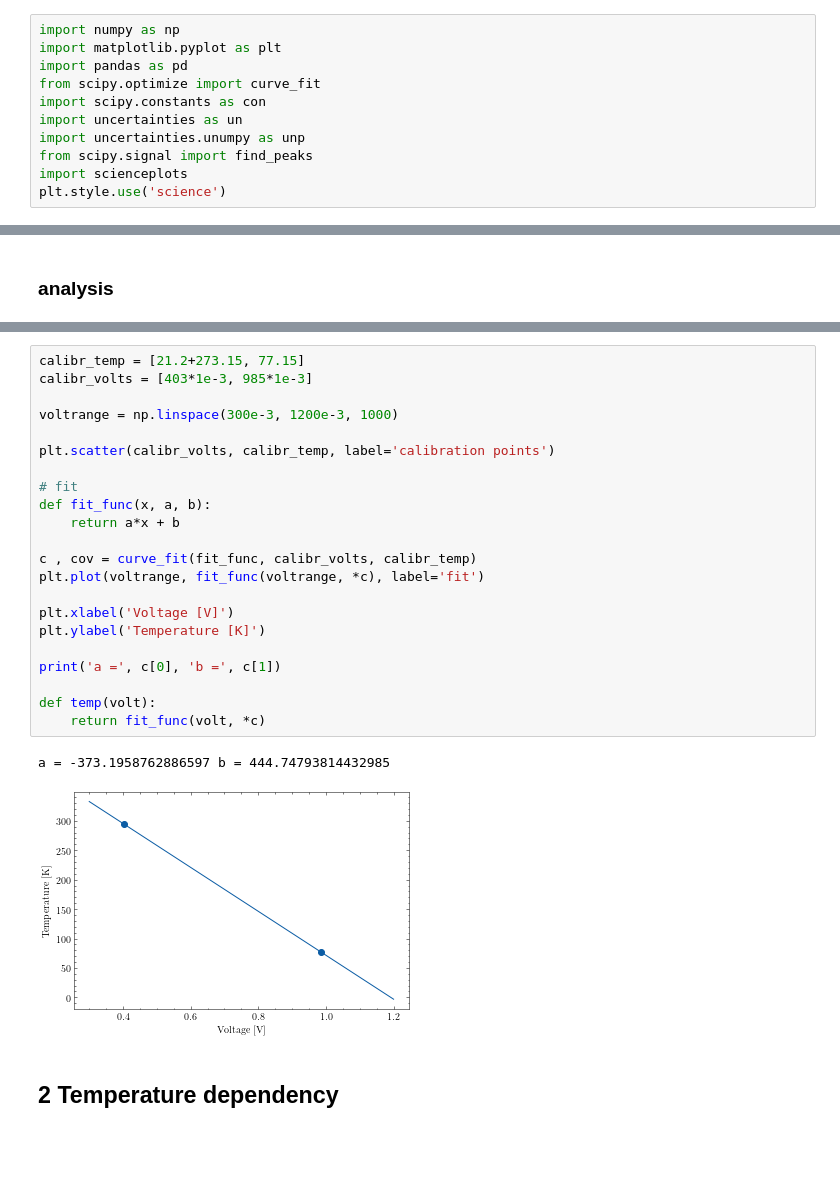
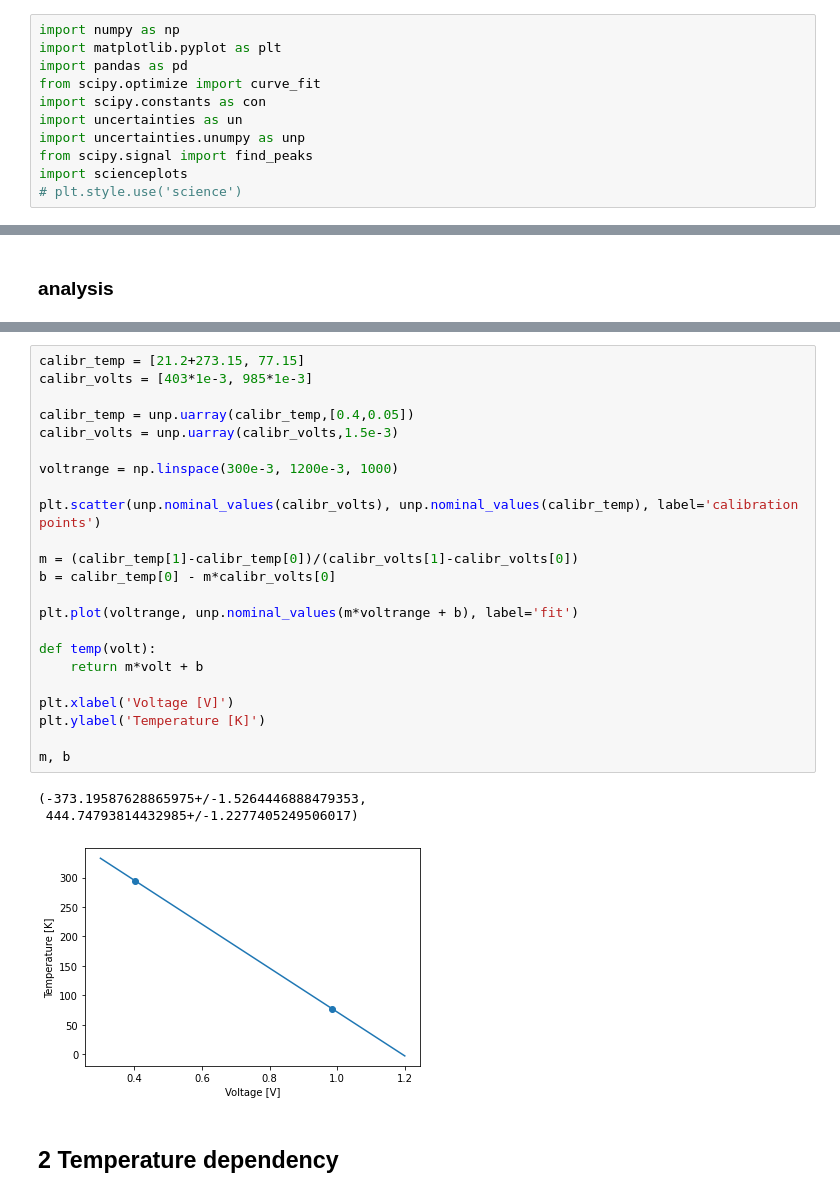
Before and after one commit to emhl/FP1, a Jupyter notebook: SQUID.ipynb, the cells around one changed output, grey strips where cells are left out. Drawn from its saved outputs; the diff is of its cells as text; blank space fills up the shorter version.

```diff
--- a/SQUID.ipynb
+++ b/SQUID.ipynb
@@ -12,7 +12,7 @@ import uncertainties as un
 import uncertainties.unumpy as unp
 from scipy.signal import find_peaks
 import scienceplots
-plt.style.use('science')
+# plt.style.use('science')
 # %%
 # normalize
 def normalize(arr, t_min, t_max):
@@ -74,28 +74,30 @@ plt.plot(liquid_nitrogen['0_x'], liquid_nitrogen['0_y'], label='liquid nitrogen'
 # %%
 calibr_temp = [21.2+273.15, 77.15]
 calibr_volts = [403*1e-3, 985*1e-3]
 
+calibr_temp = unp.uarray(calibr_temp,[0.4,0.05])
+calibr_volts = unp.uarray(calibr_volts,1.5e-3)
+
 voltrange = np.linspace(300e-3, 1200e-3, 1000)
 
-plt.scatter(calibr_volts, calibr_temp, label='calibration points')
+plt.scatter(unp.nominal_values(calibr_volts), unp.nominal_values(calibr_temp), label='calibration points')
 
-# fit
-def fit_func(x, a, b):
-    return a*x + b
+m = (calibr_temp[1]-calibr_temp[0])/(calibr_volts[1]-calibr_volts[0])
+b = calibr_temp[0] - m*calibr_volts[0]
 
-c , cov = curve_fit(fit_func, calibr_volts, calibr_temp)
-plt.plot(voltrange, fit_func(voltrange, *c), label='fit')
+plt.plot(voltrange, unp.nominal_values(m*voltrange + b), label='fit')
+
+def temp(volt):
+    return m*volt + b
 
 plt.xlabel('Voltage [V]')
 plt.ylabel('Temperature [K]')
 
-print('a =', c[0], 'b =', c[1])
-
-def temp(volt):
-    return fit_func(volt, *c)
+m, b
 # %% [output]
-a = -373.1958762886597 b = 444.74793814432985
+(-373.19587628865975+/-1.5264446888479353,
+ 444.74793814432985+/-1.2277405249506017)
-[figure, old version]
+[figure, new version]
 # %% [markdown]
 ## 2 Temperature dependency
 # %% [markdown]
```
Also changed, not shown: parts of 15 cells of this notebook.
